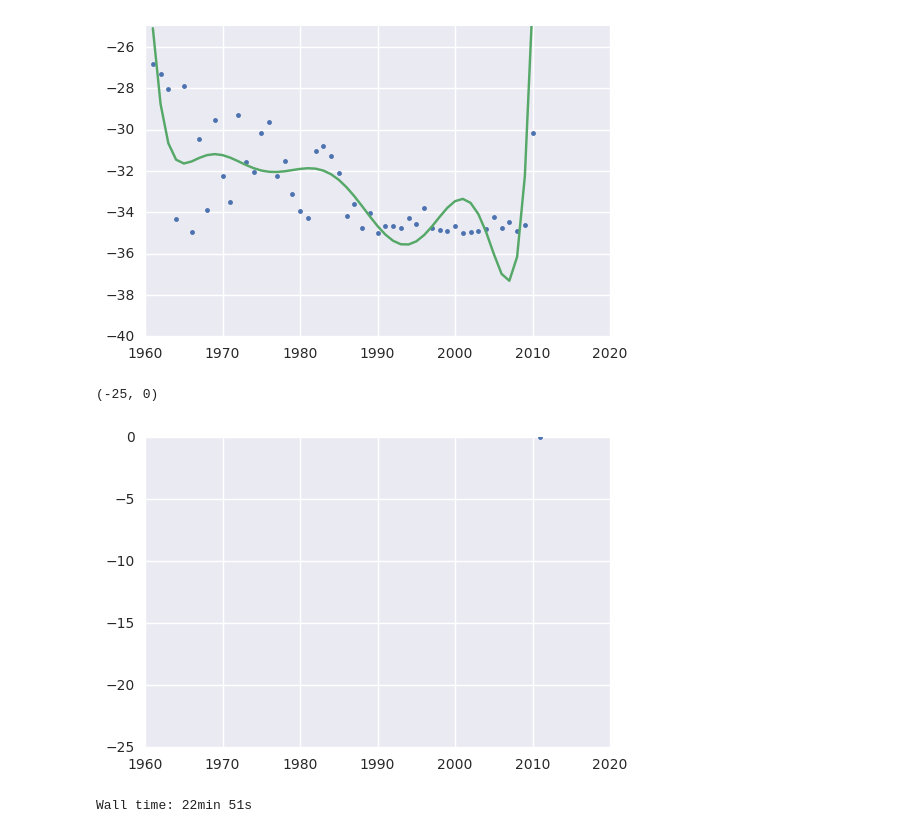
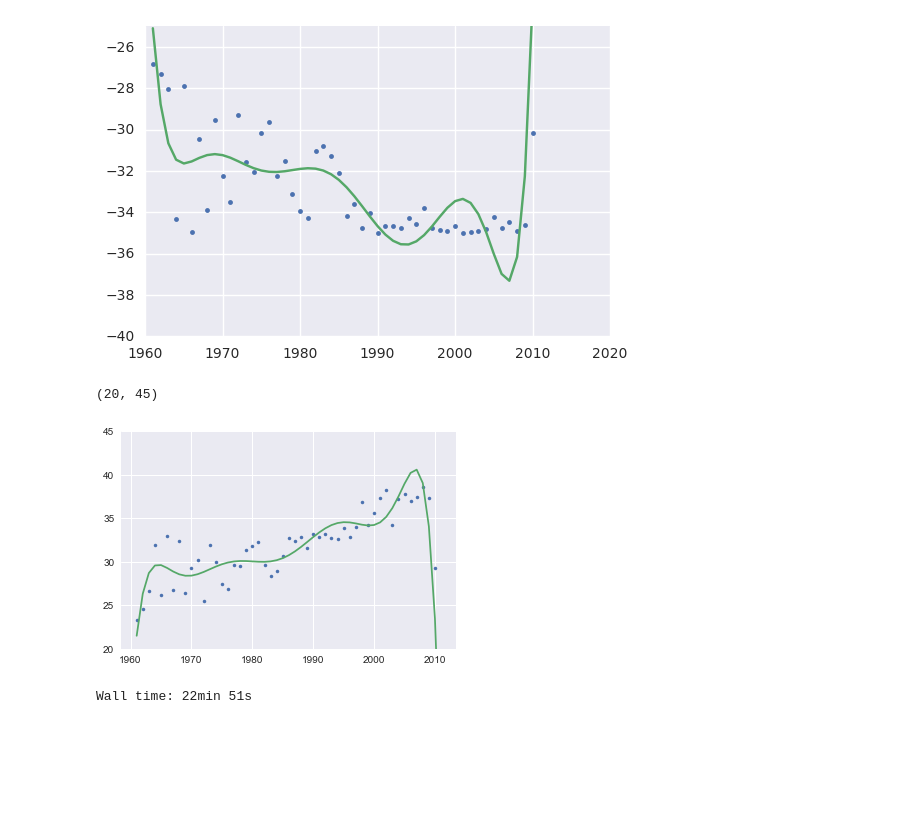
Before and after one commit to maxpr/ADA, a Jupyter notebook: project/Solution.ipynb, the cells around one changed output. Drawn from its saved outputs; the diff is of its cells as text; code cells hidden in the pictures; blank space fills up the shorter version.

```diff
--- a/project/Solution.ipynb
+++ b/project/Solution.ipynb
@@ -1290,15 +1290,15 @@ plt.ylim(-40,-25)
 # %%
 #MAX-MIN
 t1 = normalized_df[normalized_df['SongYear']>1960][['SongYear','SongLoudness']].groupby('SongYear',as_index=False).max()
 t2 = normalized_df[normalized_df['SongYear']>1960][['SongYear','SongLoudness']].groupby('SongYear',as_index=False).min()
 x = np.array(list(t.SongYear))
 y = np.array(list(t1.SongLoudness)) - np.array(list(t2.SongLoudness))
 p100 = np.poly1d(np.polyfit(x, y, 92))
 g = plt.plot(x, y, '.', x, p100(x), '-')
-plt.ylim(-25,0)
+plt.ylim(20,45)
 # %% [output]
-(-25, 0)
+(20, 45)
-[figure, old version]
+[figure, new version]
 # %%
 %%time
 sns.set(color_codes=True)
```
Also changed, not shown: parts of 9 cells of this notebook.
